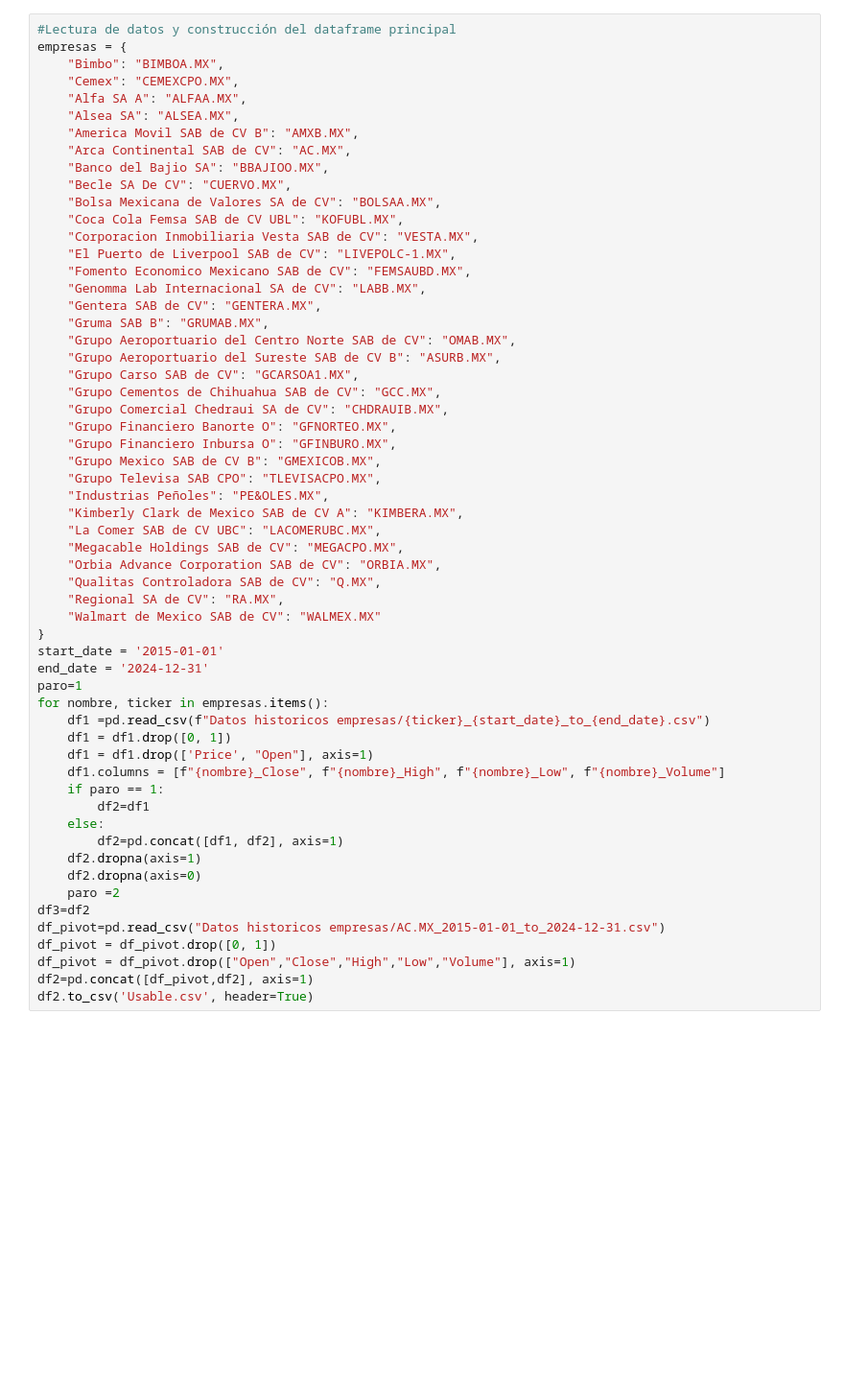
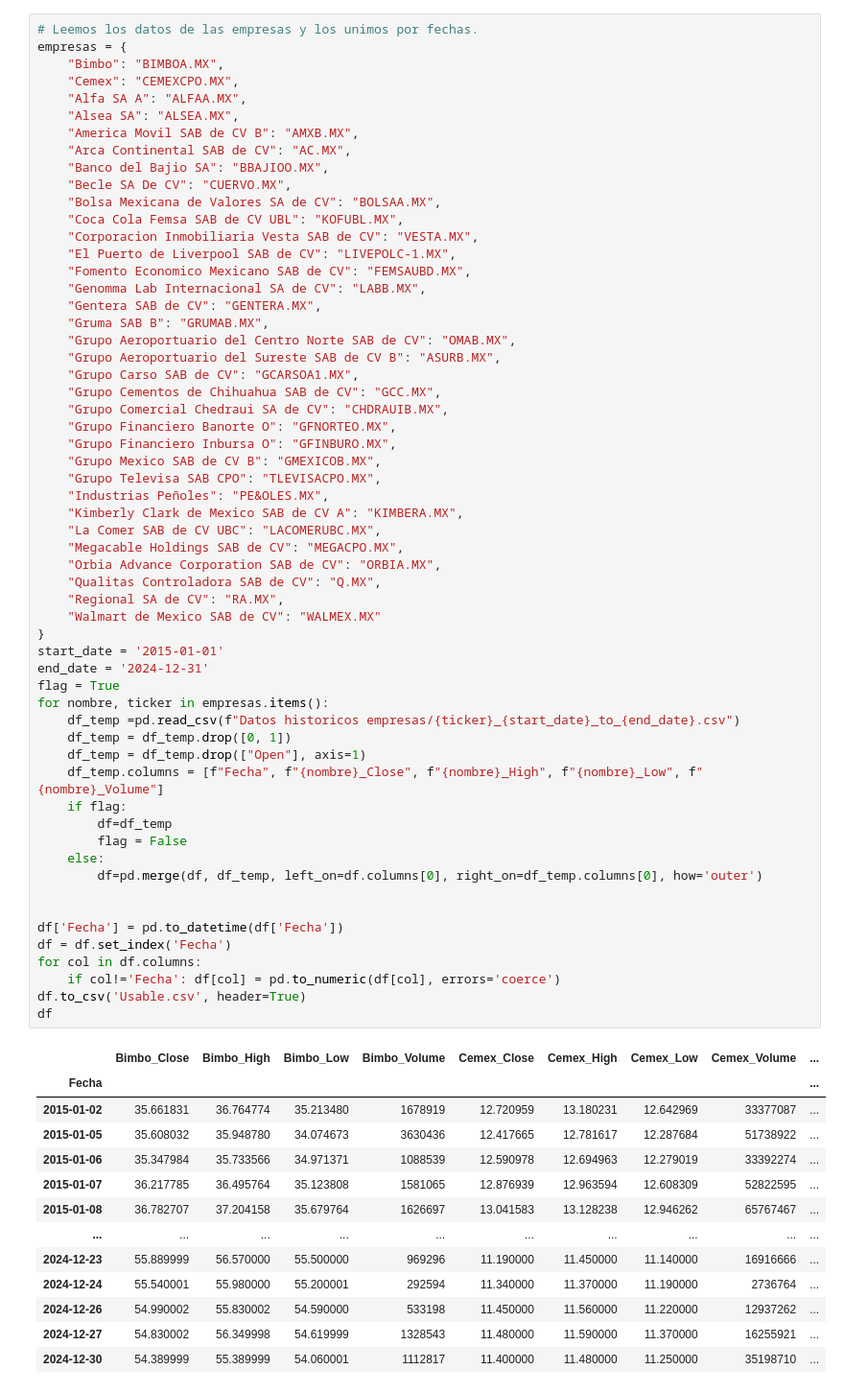
Before and after one commit to PraxedisJRuv/Construcci-n-de-un-portafolio-indexado, a Jupyter notebook: Notebook principal.ipynb, the cells around one changed output. Shown: that part at 96% size. Cells and saved outputs as stored; diff of their text form; blank space fills up the shorter version.

```diff
--- a/Notebook principal.ipynb
+++ b/Notebook principal.ipynb
@@ -5,6 +5,6 @@ import numpy as np
 #import seaborn as sns
 # %%
-#Lectura de datos y construcción del dataframe principal
+# Leemos los datos de las empresas y los unimos por fechas.
 empresas = {
     "Bimbo": "BIMBOA.MX",
     "Cemex": "CEMEXCPO.MX",
@@ -17,47 +17,61 @@ empresas = {
     "Bolsa Mexicana de Valores SA de CV": "BOLSAA.MX",
     "Coca Cola Femsa SAB de CV UBL": "KOFUBL.MX",
     "Corporacion Inmobiliaria Vesta SAB de CV": "VESTA.MX",
     "El Puerto de Liverpool SAB de CV": "LIVEPOLC-1.MX",
     "Fomento Economico Mexicano SAB de CV": "FEMSAUBD.MX",
     "Genomma Lab Internacional SA de CV": "LABB.MX",
     "Gentera SAB de CV": "GENTERA.MX",
     "Gruma SAB B": "GRUMAB.MX",
     "Grupo Aeroportuario del Centro Norte SAB de CV": "OMAB.MX",
     "Grupo Aeroportuario del Sureste SAB de CV B": "ASURB.MX",
     "Grupo Carso SAB de CV": "GCARSOA1.MX",
     "Grupo Cementos de Chihuahua SAB de CV": "GCC.MX",
     "Grupo Comercial Chedraui SA de CV": "CHDRAUIB.MX",
     "Grupo Financiero Banorte O": "GFNORTEO.MX",
     "Grupo Financiero Inbursa O": "GFINBURO.MX",
     "Grupo Mexico SAB de CV B": "GMEXICOB.MX",
     "Grupo Televisa SAB CPO": "TLEVISACPO.MX",
     "Industrias Peñoles": "PE&OLES.MX",
     "Kimberly Clark de Mexico SAB de CV A": "KIMBERA.MX",
     "La Comer SAB de CV UBC": "LACOMERUBC.MX",
     "Megacable Holdings SAB de CV": "MEGACPO.MX",
     "Orbia Advance Corporation SAB de CV": "ORBIA.MX",
     "Qualitas Controladora SAB de CV": "Q.MX",
     "Regional SA de CV": "RA.MX",
     "Walmart de Mexico SAB de CV": "WALMEX.MX"
 }
 start_date = '2015-01-01'
 end_date = '2024-12-31'
-paro=1
+flag = True
 for nombre, ticker in empresas.items():
-    df1 =pd.read_csv(f"Datos historicos empresas/{ticker}_{start_date}_to_{end_date}.csv")
-    df1 = df1.drop([0, 1])
-    df1 = df1.drop(['Price', "Open"], axis=1)
-    df1.columns = [f"{nombre}_Close", f"{nombre}_High", f"{nombre}_Low", f"{nombre}_Volume"]
-    if paro == 1:
-        df2=df1
+    df_temp =pd.read_csv(f"Datos historicos empresas/{ticker}_{start_date}_to_{end_date}.csv")
+    df_temp = df_temp.drop([0, 1])
+    df_temp = df_temp.drop(["Open"], axis=1)
+    df_temp.columns = [f"Fecha", f"{nombre}_Close", f"{nombre}_High", f"{nombre}_Low", f"{nombre}_Volume"]
+    if flag:
+        df=df_temp
+        flag = False
     else:
-        df2=pd.concat([df1, df2], axis=1)
-    df2.dropna(axis=1)
-    df2.dropna(axis=0)
-    paro =2
-df3=df2
-df_pivot=pd.read_csv("Datos historicos empresas/AC.MX_2015-01-01_to_2024-12-31.csv")
-df_pivot = df_pivot.drop([0, 1])
-df_pivot = df_pivot.drop(["Open","Close","High","Low","Volume"], axis=1)
-df2=pd.concat([df_pivot,df2], axis=1)
-df2.to_csv('Usable.csv', header=True)
+        df=pd.merge(df, df_temp, left_on=df.columns[0], right_on=df_temp.columns[0], how='outer')
+
+
+df['Fecha'] = pd.to_datetime(df['Fecha'])
+df = df.set_index('Fecha')
+for col in df.columns:
+    if col!='Fecha': df[col] = pd.to_numeric(df[col], errors='coerce')
+df.to_csv('Usable.csv', header=True)
+df
+# %% [output]
+|  | Bimbo_Close | Bimbo_High | Bimbo_Low | Bimbo_Volume | Cemex_Close | Cemex_High | Cemex_Low | Cemex_Volume | ... |
+| Fecha |  |  |  |  |  |  |  |  | ... |
+| 2015-01-02 | 35.661831 | 36.764774 | 35.213480 | 1678919 | 12.720959 | 13.180231 | 12.642969 | 33377087 | ... |
+| 2015-01-05 | 35.608032 | 35.948780 | 34.074673 | 3630436 | 12.417665 | 12.781617 | 12.287684 | 51738922 | ... |
+| 2015-01-06 | 35.347984 | 35.733566 | 34.971371 | 1088539 | 12.590978 | 12.694963 | 12.279019 | 33392274 | ... |
+| 2015-01-07 | 36.217785 | 36.495764 | 35.123808 | 1581065 | 12.876939 | 12.963594 | 12.608309 | 52822595 | ... |
+| 2015-01-08 | 36.782707 | 37.204158 | 35.679764 | 1626697 | 13.041583 | 13.128238 | 12.946262 | 65767467 | ... |
+| ... | ... | ... | ... | ... | ... | ... | ... | ... | ... |
+| 2024-12-23 | 55.889999 | 56.570000 | 55.500000 | 969296 | 11.190000 | 11.450000 | 11.140000 | 16916666 | ... |
+| 2024-12-24 | 55.540001 | 55.980000 | 55.200001 | 292594 | 11.340000 | 11.370000 | 11.190000 | 2736764 | ... |
+| 2024-12-26 | 54.990002 | 55.830002 | 54.590000 | 533198 | 11.450000 | 11.560000 | 11.220000 | 12937262 | ... |
+| 2024-12-27 | 54.830002 | 56.349998 | 54.619999 | 1328543 | 11.480000 | 11.590000 | 11.370000 | 16255921 | ... |
+| 2024-12-30 | 54.389999 | 55.389999 | 54.060001 | 1112817 | 11.400000 | 11.480000 | 11.250000 | 35198710 | ... |
```
Also changed, not shown: parts of 23 cells of this notebook, 1 other file.
